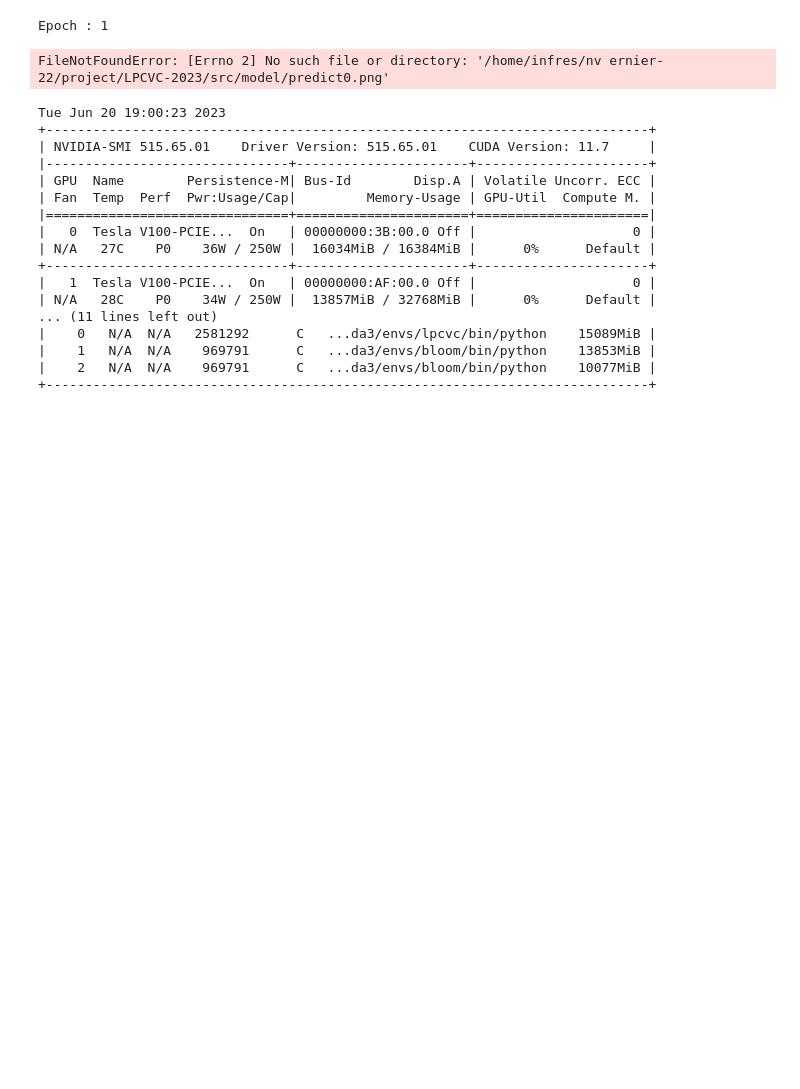
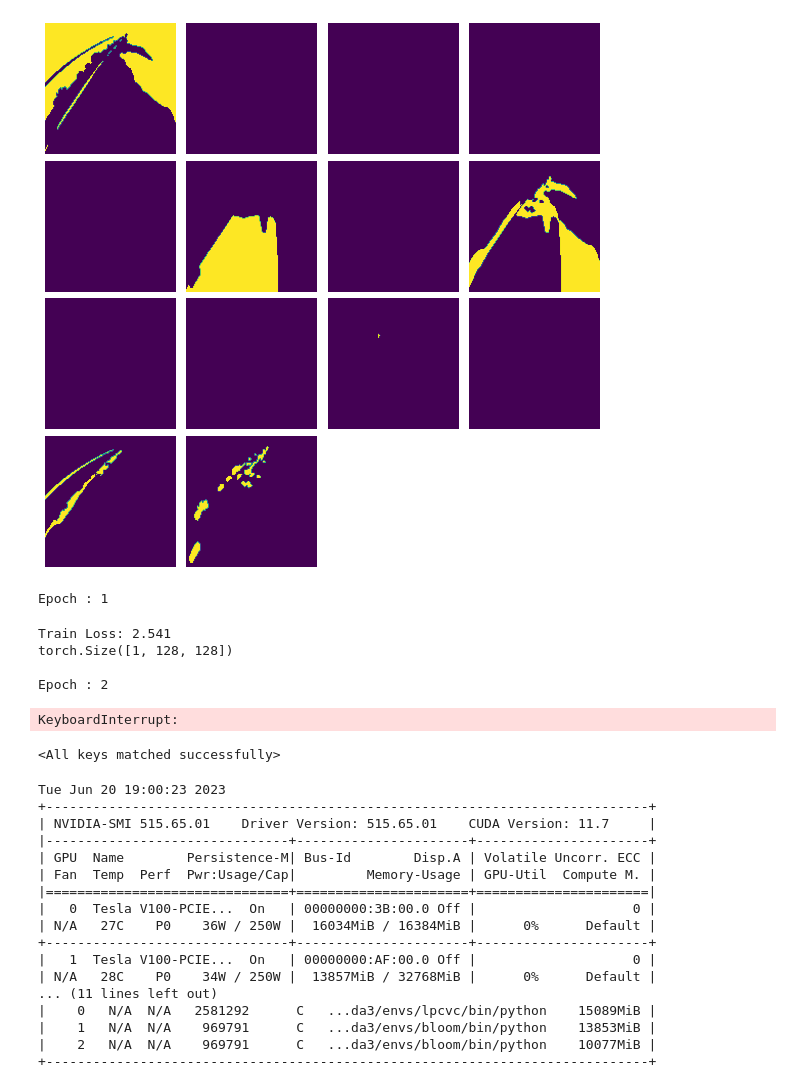
Before and after one commit to SunJacques/LPCVC-2023, a Jupyter notebook: train_test.ipynb, the cells around one changed output. Drawn from its saved outputs; the diff is of its cells as text; code cells hidden in the pictures; blank space fills up the shorter version.

```diff
--- a/train_test.ipynb
+++ b/train_test.ipynb
@@ -57,3 +76,22 @@ plt.imshow(label[0])
+# %%
+fig, axes = plt.subplots(nrows=4, ncols=4, figsize=(10, 10))
+
+# Parcours des images et tracé dans chaque sous-graphique
+for i, ax in enumerate(axes.flatten()):
+    if i < len(label):
+        img = label[i]
+        ax.imshow(img)
+        ax.axis('off')
+    else:
+        ax.axis('off')
+
+# Réglage des marges entre les sous-graphiques
+plt.subplots_adjust(wspace=0.05, hspace=0.05)
+
+# Affichage du graphique
+plt.show()
+# %% [output]
+[figure, added]
 # %%
 LEARNING_RATE = 1e-4
 
@@ -114,11 +166,18 @@ def draw(i):
 for epoch in range(1, 100):
     print('\nEpoch : %d'%epoch)
     train(model, criterion=criterion, optimizer=optimizer, scaler=scaler, train_loader=train_loader)
+    draw(epoch)
 # %% [output]
 Epoch : 1
-FileNotFoundError: [Errno 2] No such file or directory: '/home/infres/nv ernier-22/project/LPCVC-2023/src/model/predict0.png'
+Train Loss: 2.541
+torch.Size([1, 128, 128])
+
+Epoch : 2
+KeyboardInterrupt:
 # %%
 torch.save(model.state_dict(), 'src/model/vanilla-lpcvc_'+str(100)+'.pth')
 # %%
-model.load_state_dict(torch.load("/home/infres/nvernier-22/project/LPCVC-2023/src/model/vanilla-lpcvc_100.pth"))
+model.load_state_dict(torch.load("/home/infres/nvernier-22/project/LPCVC-2023/src/model/vanilla-lpcvc_unet_400_32.pth"))
+# %% [output]
+<All keys matched successfully>
 # %%
```
Also changed, not shown: parts of 14 cells of this notebook, 8 other files.
